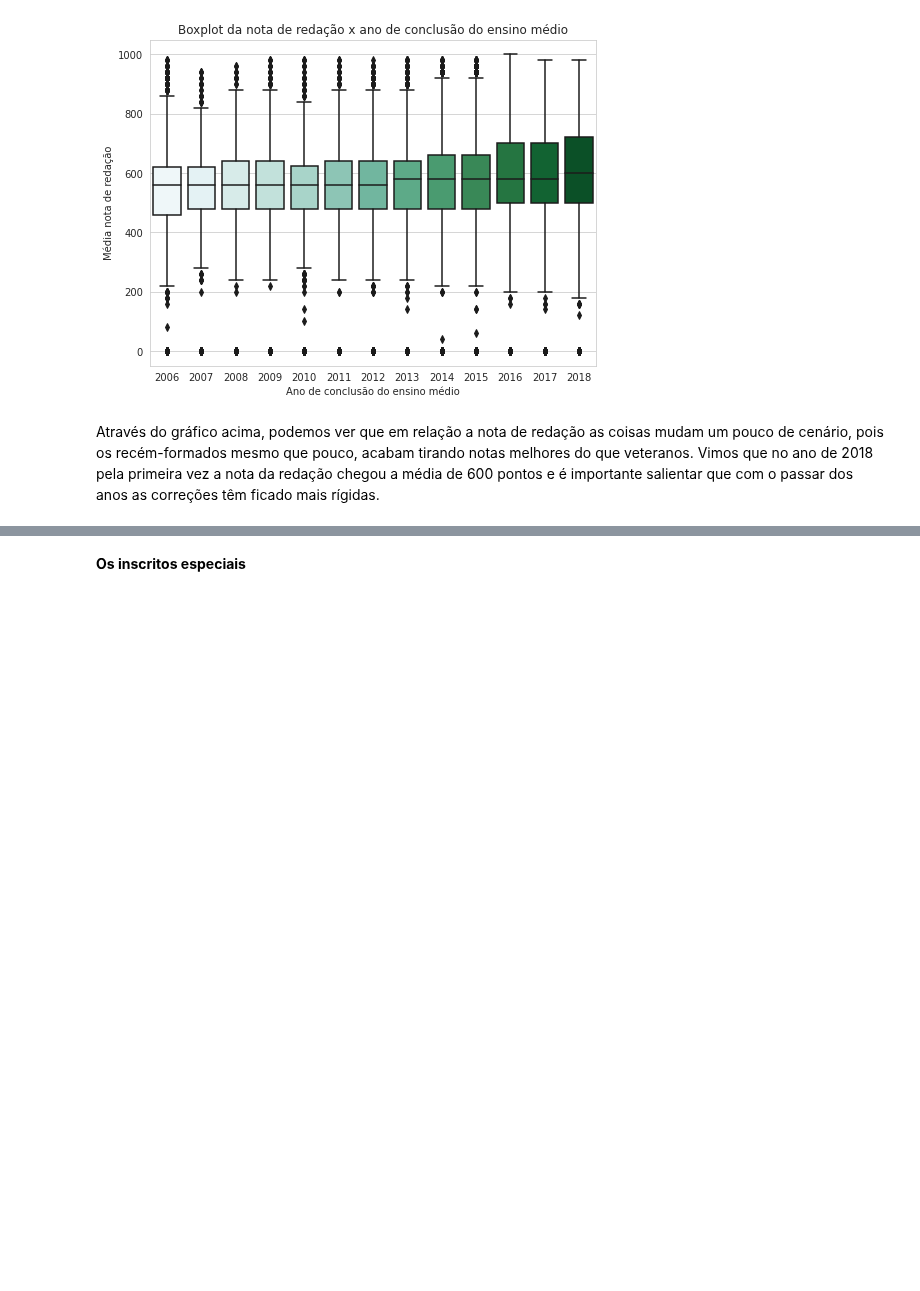
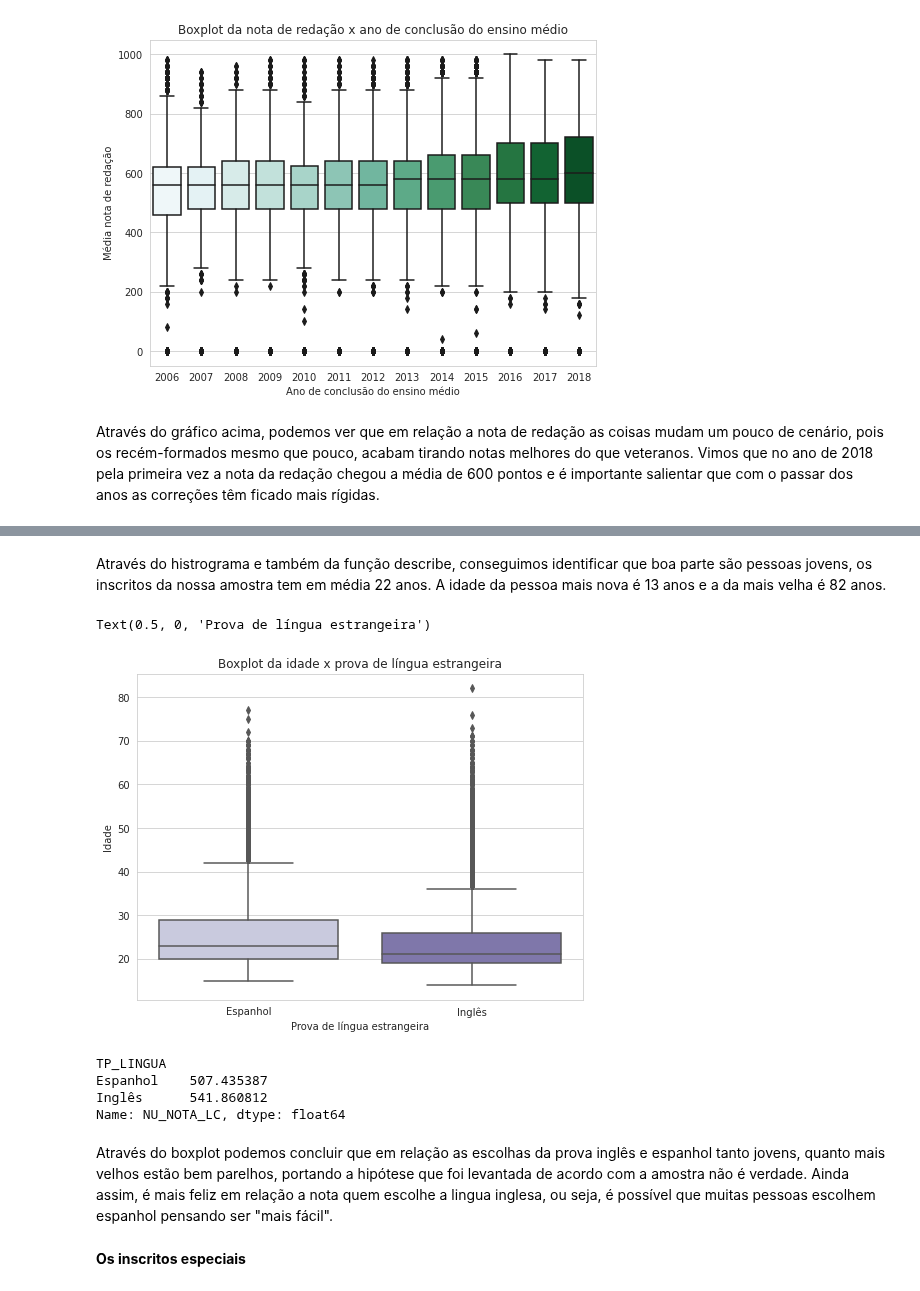
Before and after one commit to GuiiLuiss/Horse-Colic-Dataset, a Jupyter notebook: Guilherme_Luis_Rodrigues_Anselmo_da_Silva.ipynb, the cells around one changed output, grey strips where cells are left out. Saved outputs shown, nothing was run; the diff lists cells and outputs as text; code cells hidden in the pictures; blank space fills up the shorter version.

```diff
--- a/Guilherme_Luis_Rodrigues_Anselmo_da_Silva.ipynb
+++ b/Guilherme_Luis_Rodrigues_Anselmo_da_Silva.ipynb
@@ -258,2 +301,24 @@ Image(url='https://media.giphy.com/media/aQQ0V6tr9DsCA/giphy.gif')
+# %% [markdown]
+Através do histrograma e também da função describe, conseguimos identificar que boa parte são pessoas jovens, os inscritos da nossa amostra tem em média 22 anos. A idade da pessoa mais nova é 13 anos e a da mais velha é 82 anos.
+# %%
+plt.figure(figsize=(8,6))
+sns.boxplot(x='TP_LINGUA', y = "NU_IDADE", data = df,palette='Purples')
+plt.title("Boxplot da idade x prova de língua estrangeira")
+plt.ylabel("Idade")
+plt.xlabel("Prova de língua estrangeira")
+# %% [output]
+Text(0.5, 0, 'Prova de língua estrangeira')
+[figure, added]
+# %%
+#Consultando desempenho na prova
+
+df.groupby(['TP_LINGUA']).mean()["NU_NOTA_LC"].sort_index()
+# %% [output]
+TP_LINGUA
+Espanhol    507.435387
+Inglês      541.860812
+Name: NU_NOTA_LC, dtype: float64
+# %% [markdown]
+Através do boxplot podemos concluir que em relação as escolhas da prova inglês e espanhol tanto jovens, quanto mais velhos estão bem parelhos, portando a hipótese que foi levantada de acordo com a amostra não é verdade. Ainda assim, é mais feliz em relação a nota quem escolhe a lingua inglesa, ou seja, é possível que muitas pessoas escolhem espanhol pensando ser "mais fácil".
 # %% [markdown]
 **Os inscritos especiais**
```
Also changed, not shown: parts of 8 cells of this notebook.
